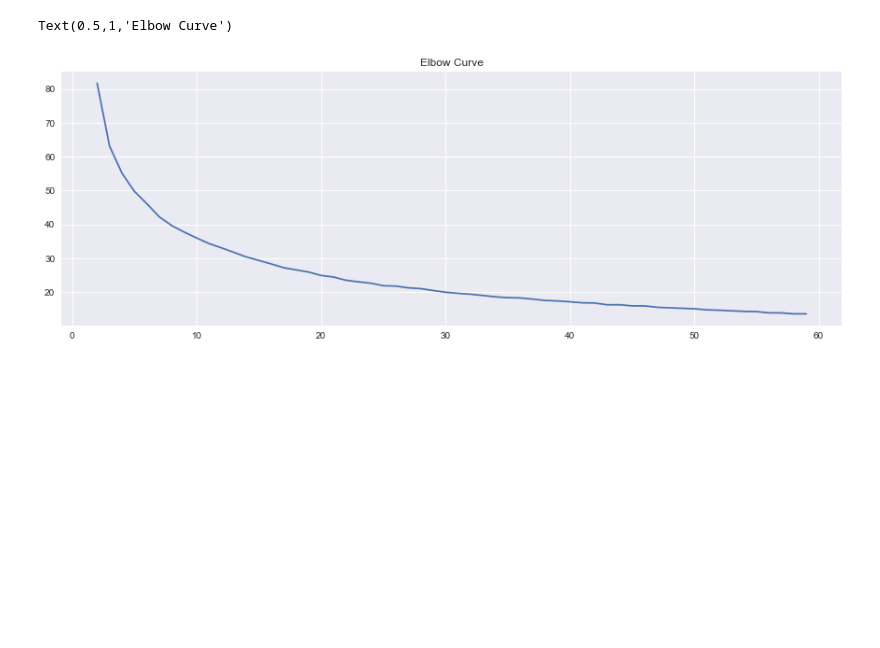
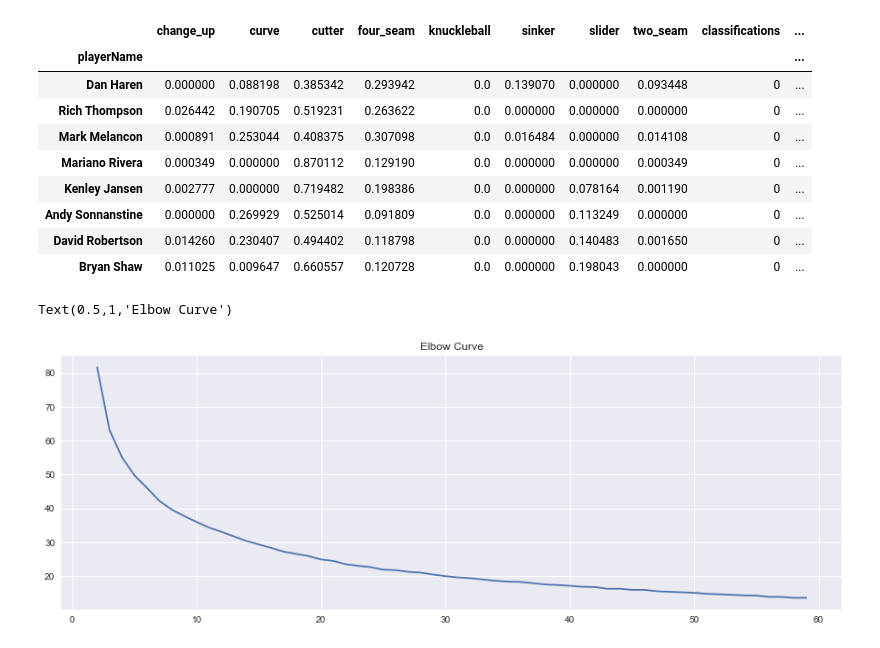
Before and after one commit to akashgoyal119/MLB_Machine_Learning_Project, a Jupyter notebook: python_scripts/pitcher_classification.ipynb, the cells around one changed output. Cells and saved outputs as stored; diff of their text form; code cells hidden in the pictures; blank space fills up the shorter version.

```diff
--- a/python_scripts/pitcher_classification.ipynb
+++ b/python_scripts/pitcher_classification.ipynb
@@ -117,3 +150,16 @@ len(rel_df)
+# %%
+condensed_df[condensed_df['classifications_scaled']==2]
+# %% [output]
+|  | change_up | curve | cutter | four_seam | knuckleball | sinker | slider | two_seam | classifications | ... |
+| playerName |  |  |  |  |  |  |  |  |  | ... |
+| Dan Haren | 0.000000 | 0.088198 | 0.385342 | 0.293942 | 0.0 | 0.139070 | 0.000000 | 0.093448 | 0 | ... |
+| Rich Thompson | 0.026442 | 0.190705 | 0.519231 | 0.263622 | 0.0 | 0.000000 | 0.000000 | 0.000000 | 0 | ... |
+| Mark Melancon | 0.000891 | 0.253044 | 0.408375 | 0.307098 | 0.0 | 0.016484 | 0.000000 | 0.014108 | 0 | ... |
+| Mariano Rivera | 0.000349 | 0.000000 | 0.870112 | 0.129190 | 0.0 | 0.000000 | 0.000000 | 0.000349 | 0 | ... |
+| Kenley Jansen | 0.002777 | 0.000000 | 0.719482 | 0.198386 | 0.0 | 0.000000 | 0.078164 | 0.001190 | 0 | ... |
+| Andy Sonnanstine | 0.000000 | 0.269929 | 0.525014 | 0.091809 | 0.0 | 0.000000 | 0.113249 | 0.000000 | 0 | ... |
+| David Robertson | 0.014260 | 0.230407 | 0.494402 | 0.118798 | 0.0 | 0.000000 | 0.140483 | 0.001650 | 0 | ... |
+| Bryan Shaw | 0.011025 | 0.009647 | 0.660557 | 0.120728 | 0.0 | 0.000000 | 0.198043 | 0.000000 | 0 | ... |
 # %%
 class agKMeans(KMeans):
     def __init__(self,df,fraction=1):
```
Also changed, not shown: parts of 14 cells of this notebook.
